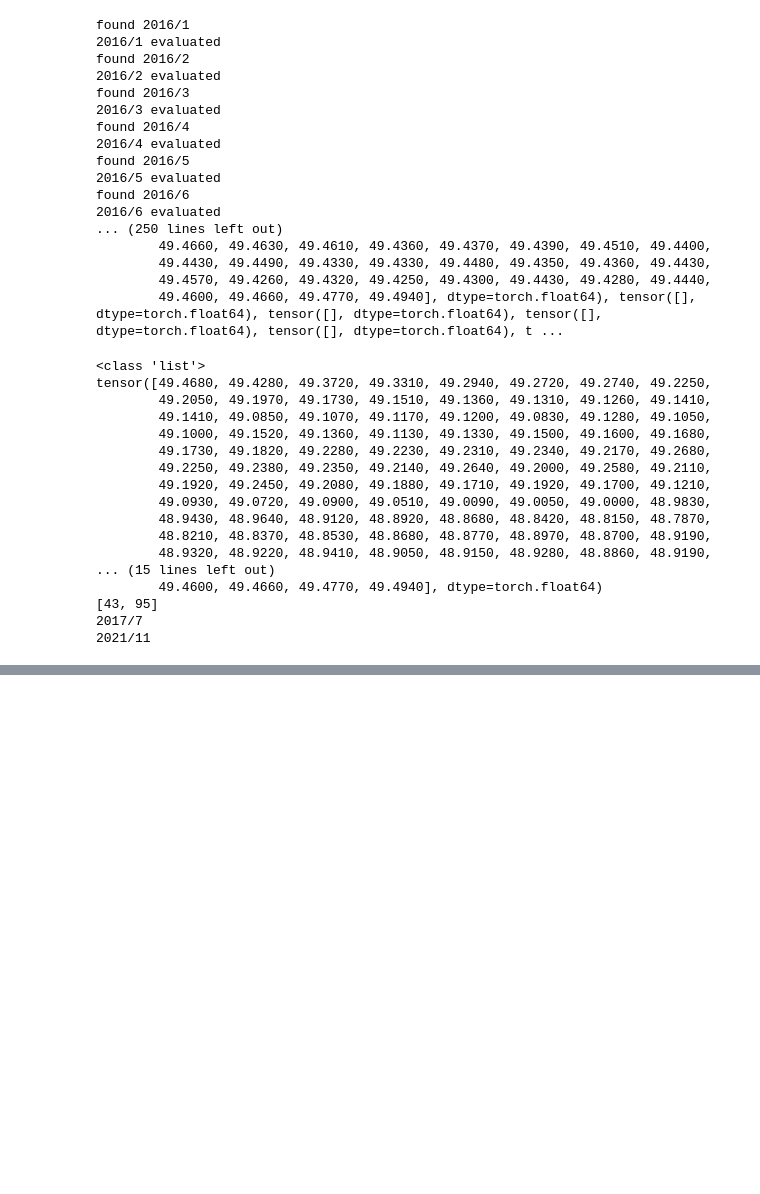
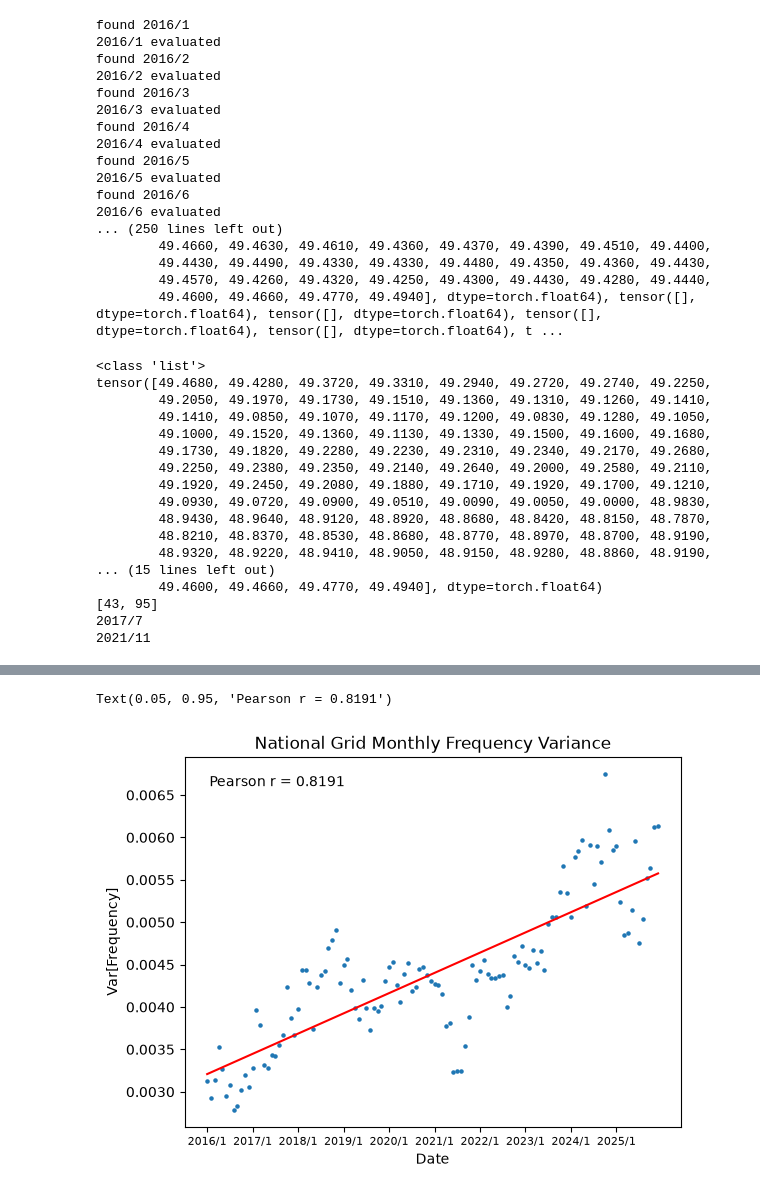
Before and after one commit to Joseph-Sharkey/NSC3003-National-Grid-Resilience-Sensing, a Jupyter notebook: code/recovery_rates.ipynb, the cells around one changed output, grey strips where cells are left out. Saved outputs shown, nothing was run; the diff lists cells and outputs as text; code cells hidden in the pictures; blank space fills up the shorter version.

```diff
--- a/code/recovery_rates.ipynb
+++ b/code/recovery_rates.ipynb
@@ -180,0 +272,26 @@ def best_fit(x, y):
+# %%
+x_vals = []
+for x in range(2016, 2026):
+    for y in range(1, 13):
+        x_vals.append(f"{x}/{y}")
+
+
+plt.scatter(x_vals, variances, s=5)
+plt.xticks(x_vals[::12], fontsize=8)
+m, c, r, p_value = best_fit([x for x in range(len(variances))], variances)
+
+domain = np.linspace(0, len(variances)-1, 100)
+lineofbestfit = domain*m + c
+plt.plot(domain, lineofbestfit, label="line of best fit", color="red")
+
+plt.xlabel("Date")
+plt.ylabel("Var[Frequency]")
+plt.title("National Grid Monthly Frequency Variance")
+plt.text(0.05, 0.95,
+         f"Pearson r = {r:.4f}",
+         transform=plt.gca().transAxes,
+         verticalalignment='top',
+         fontsize=10)
+# %% [output]
+Text(0.05, 0.95, 'Pearson r = 0.8191')
+[figure, added]
```
Also changed, not shown: parts of 29 cells of this notebook, 17 other files.
